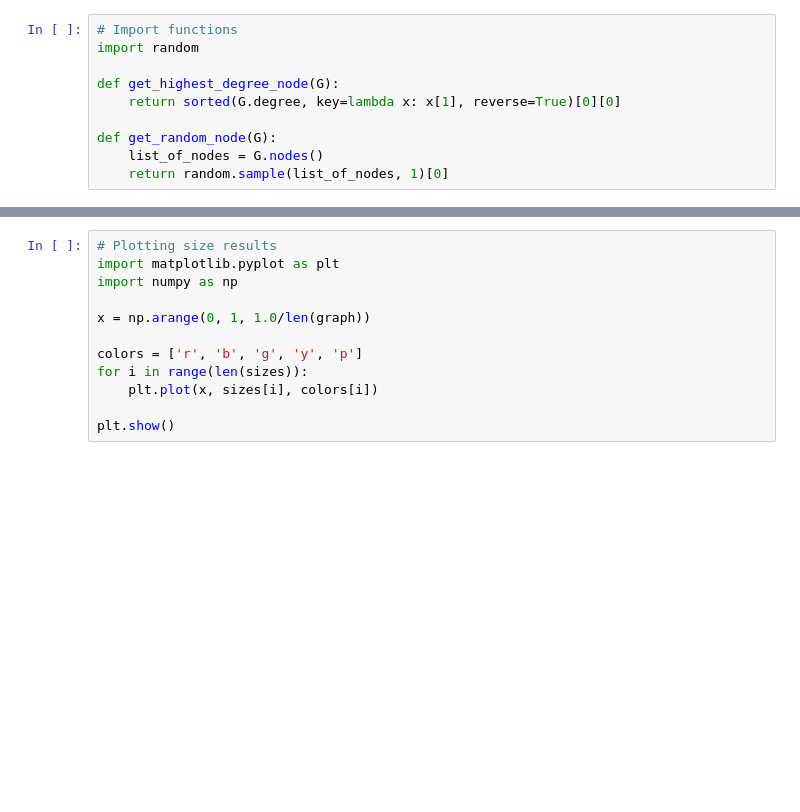
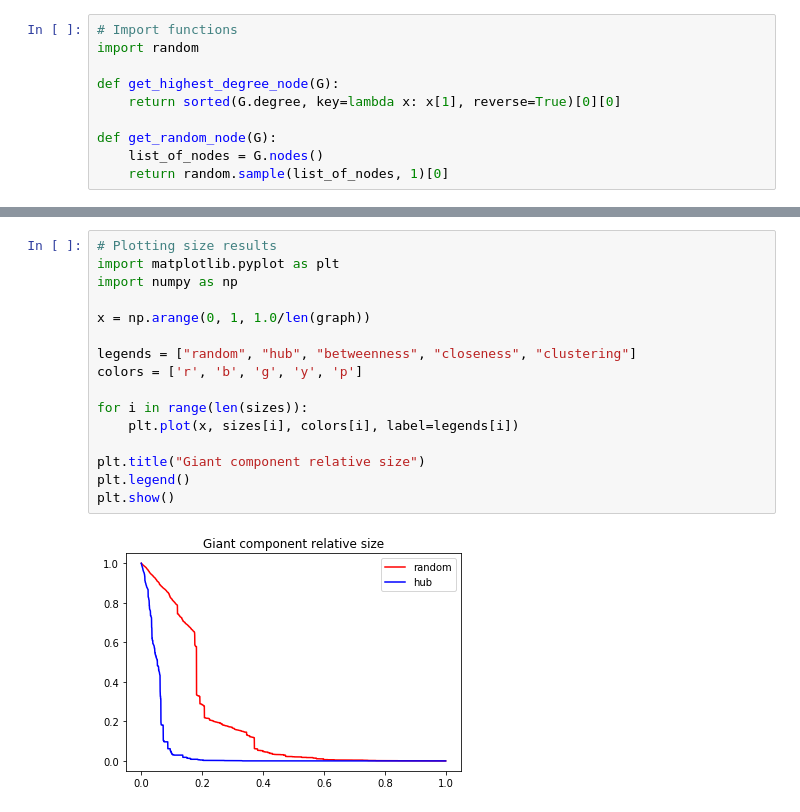
Before and after one commit to andreb86/GrA-1718, a Jupyter notebook: second_assignment/report.ipynb, the cells around one changed output, grey strips where cells are left out. Drawn from its saved outputs; the diff is of its cells as text; blank space fills up the shorter version.

```diff
--- a/second_assignment/report.ipynb
+++ b/second_assignment/report.ipynb
@@ -86,12 +86,18 @@ print(degree_giant_sizes)
 # %%
 # Plotting size results
 import matplotlib.pyplot as plt
 import numpy as np
 
 x = np.arange(0, 1, 1.0/len(graph))
 
+legends = ["random", "hub", "betweenness", "closeness", "clustering"]
 colors = ['r', 'b', 'g', 'y', 'p']
+
 for i in range(len(sizes)):
-    plt.plot(x, sizes[i], colors[i])
+    plt.plot(x, sizes[i], colors[i], label=legends[i])
 
+plt.title("Giant component relative size")
+plt.legend()
 plt.show()
+# %% [output]
+[figure, added]
```
Also changed, not shown: parts of 2 cells of this notebook.
